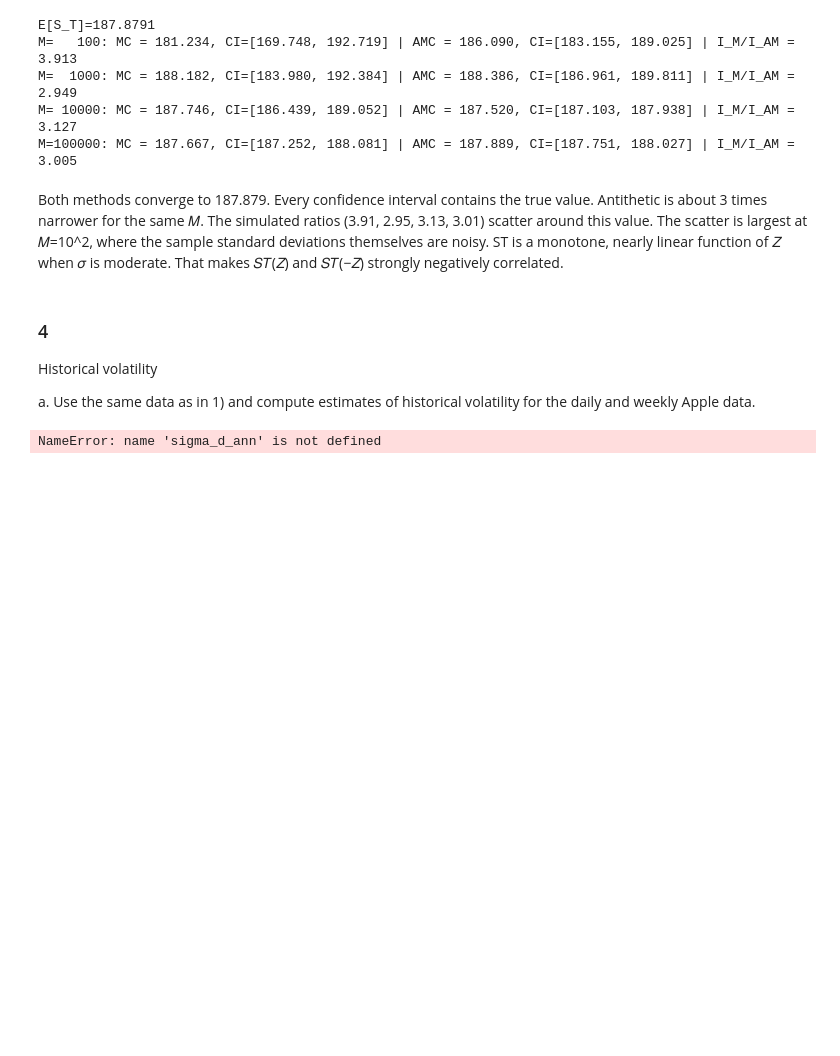
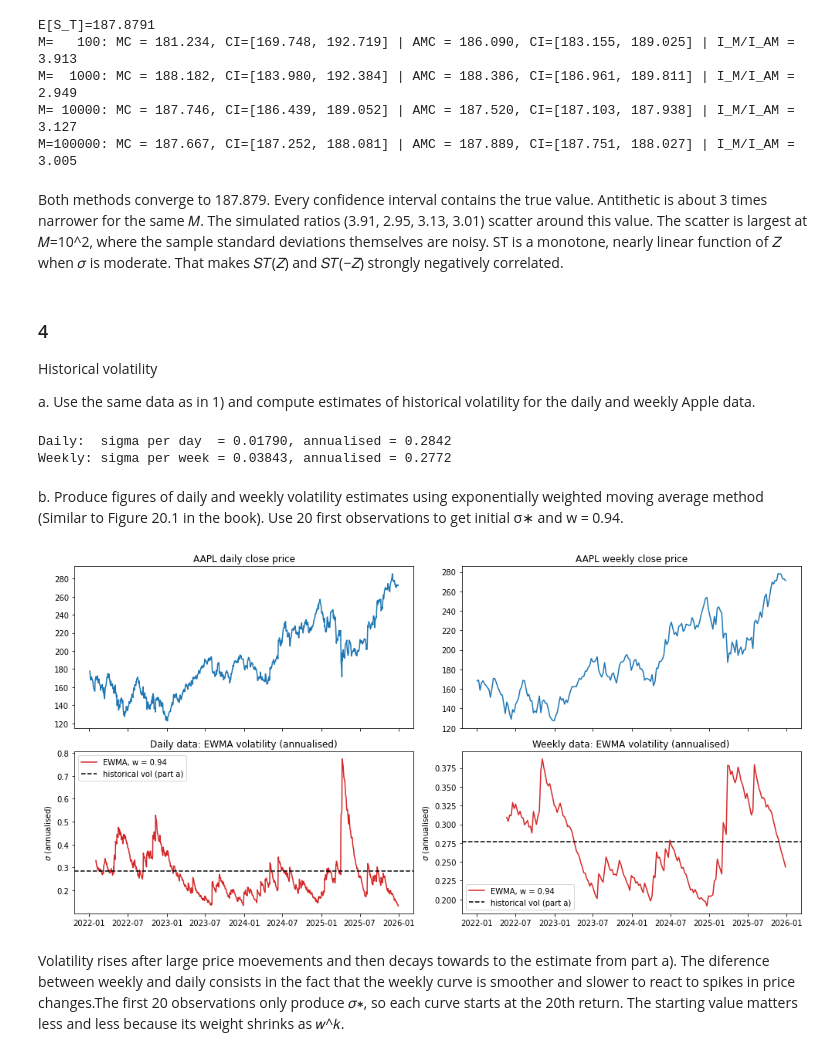
Before and after one commit to d1namite41/OVM_1, a Jupyter notebook: OVM_assignment_1.ipynb, the cells around one changed output. Saved outputs shown, nothing was run; the diff lists cells and outputs as text; code cells hidden in the pictures; blank space fills up the shorter version.

```diff
--- a/OVM_assignment_1.ipynb
+++ b/OVM_assignment_1.ipynb
@@ -402,9 +402,52 @@ sigma_d=day_log_returns.std()
 sigma_w=week_log_returns.std()
 
 sigma_d_anum=sigma_d*np.sqrt(252)
-sgima_w_anum=sigma_w*np.sqrt(52)
+sigma_w_anum=sigma_w*np.sqrt(52)
 
-print(f"Daily:  sigma per day  = {sigma_d:.5f}, annualised = {sigma_d_ann:.4f}")
-print(f"Weekly: sigma per week = {sigma_w:.5f}, annualised = {sigma_w_ann:.4f}")
+print(f"Daily:  sigma per day  = {sigma_d:.5f}, annualised = {sigma_d_anum:.4f}")
+print(f"Weekly: sigma per week = {sigma_w:.5f}, annualised = {sigma_w_anum:.4f}")
 # %% [output]
-NameError: name 'sigma_d_ann' is not defined
+Daily:  sigma per day  = 0.01790, annualised = 0.2842
+Weekly: sigma per week = 0.03843, annualised = 0.2772
+# %% [markdown]
+b. Produce figures of daily and weekly volatility estimates using exponentially weighted moving
+average method (Similar to Figure 20.1 in the book). Use 20 first observations to get initial σ∗
+and w = 0.94.
+# %%
+import pandas as pd
+
+def ewma(returns, w=0.94, n_init=20):
+    u=returns.values
+    var=np.full(len(u),np.nan)
+    var[n_init-1]=np.var(u[:n_init],ddof=1)
+    for i in range(n_init,len(u)):
+        var[i]=w*var[i-1]+(1-w)*u[i]**2
+    return pd.Series(np.sqrt(var),index=returns.index)
+
+vol_d = ewma(day_log_returns)  * np.sqrt(252)   # annualised daily-data estimate
+vol_w = ewma(week_log_returns) * np.sqrt(52)    # annualised weekly-data estimate
+fig, axes = plt.subplots(2, 2, figsize=(14, 7), sharex="col")
+
+
+axes[0, 0].plot(close_day)
+axes[0, 0].set_title("AAPL daily close price")
+axes[1, 0].plot(vol_d, color="tab:red", label="EWMA, w = 0.94")
+axes[1, 0].axhline(day_log_returns.std() * np.sqrt(252), color="k", ls="--",
+                   label="historical vol (part a)")
+axes[1, 0].set_title("Daily data: EWMA volatility (annualised)")
+axes[1, 0].legend()
+axes[0, 1].plot(close_week)
+axes[0, 1].set_title("AAPL weekly close price")
+axes[1, 1].plot(vol_w, color="tab:red", label="EWMA, w = 0.94")
+axes[1, 1].axhline(week_log_returns.std() * np.sqrt(52), color="k", ls="--",
+                   label="historical vol (part a)")
+axes[1, 1].set_title("Weekly data: EWMA volatility (annualised)")
+axes[1, 1].legend()
+for ax in axes[1]:
+    ax.set_ylabel(r"$\sigma$ (annualised)")
+plt.tight_layout()
+plt.show()
+# %% [output]
+[figure, added]
+# %% [markdown]
+Volatility rises after large price moevements and then decays towards to the estimate from part a). The diference between weekly and daily consists in the fact that the weekly curve is smoother and slower to react to spikes in price changes.The first 20 observations only produce 𝜎∗, so each curve starts at the 20th return. The starting value matters less and less because its weight shrinks as 𝑤^𝑘.
```
